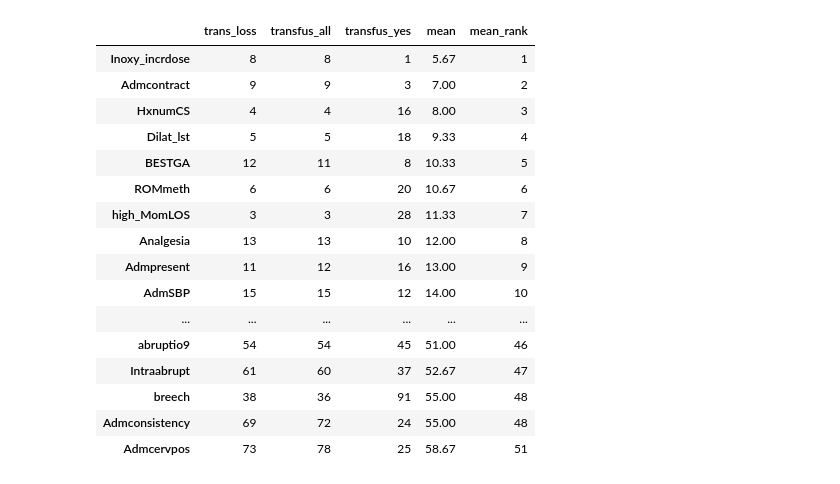
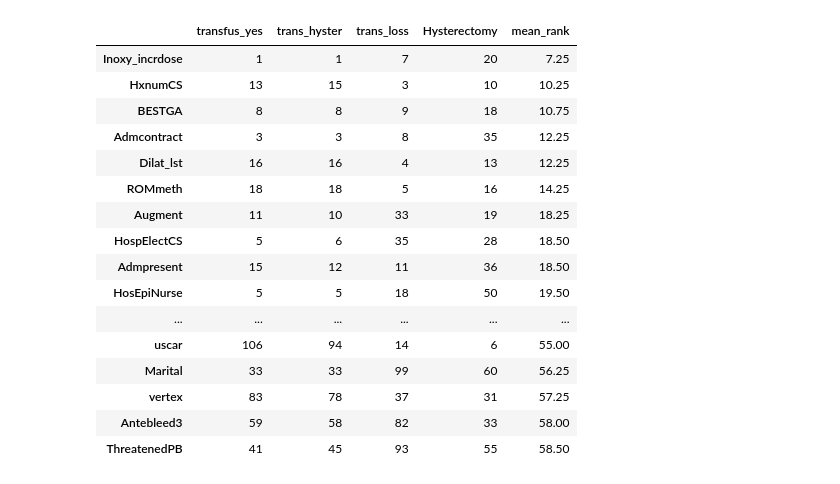
Before and after one commit to lhncbc/MFM_bopf, a Jupyter notebook: src/imbl/finalCramerDatasetRank.ipynb, the cells around one changed output. Saved outputs shown, nothing was run; the diff lists cells and outputs as text; code cells hidden in the pictures.

```diff
--- a/src/imbl/finalCramerDatasetRank.ipynb
+++ b/src/imbl/finalCramerDatasetRank.ipynb
@@ -11,4 +31,4 @@ t_all_rank = pd.read_csv('/MFMDatasets/MFM_bopf/data/csl/Final_cohort_rank-trans
 # %%
-combined = pd.DataFrame(t_loss_rank['mean_rank'].rank().astype('int')).rename(columns={'mean_rank':"trans_loss"})
+combined = pd.DataFrame(transfus_yes_rank['mean_rank'].rank().astype('int')).rename(columns={'mean_rank':"transfus_yes"})
 combined
 # %% [output]
@@ -28,6 +48,6 @@ combined
 # %%
-next_df = pd.DataFrame(t_all_rank['mean_rank'].rank().astype('int'))
+next_df = pd.DataFrame(trans_hyster_rank['mean_rank'].rank().astype('int'))
 combined = pd.merge(combined, next_df, left_index=True, right_index=True)
-combined.rename(columns={'mean_rank':"transfus_all"}, inplace=True)
+combined.rename(columns={'mean_rank':"trans_hyster"}, inplace=True)
 combined
 # %% [output]
@@ -47,6 +67,6 @@ combined
 # %%
-next_df = pd.DataFrame(t_yes_rank['mean_rank'].rank().astype('int'))
+next_df = pd.DataFrame(trans_loss_rank['mean_rank'].rank().astype('int'))
 combined = pd.merge(combined, next_df, left_index=True, right_index=True)
-combined.rename(columns={'mean_rank':"transfus_yes"}, inplace=True)
+combined.rename(columns={'mean_rank':"trans_loss"}, inplace=True)
 combined
 # %% [output]
@@ -65,0 +86,5 @@ combined
+# %%
+next_df = pd.DataFrame(hysterectomy_rank['mean_rank'].rank().astype('int'))
+combined = pd.merge(combined, next_df, left_index=True, right_index=True)
+combined.rename(columns={'mean_rank':"Hysterectomy"}, inplace=True)
+combined
@@ -66,27 +105,27 @@ combined
 # %%
 # Add column for the average rank and sort by it
-combined['mean'] = combined.apply(np.average, axis=1)
-combined['mean_rank'] = combined.apply(np.average, axis=1).rank().astype('int')
+combined['mean_rank'] = combined.apply(np.average, axis=1)
+#combined['mean_rank'] = combined.apply(np.average, axis=1).rank().astype('int')
 combined.sort_values(by='mean_rank', ascending=True, inplace=True)
 combined.head(50)
 # %% [output]
-|  | trans_loss | transfus_all | transfus_yes | mean | mean_rank |
-| Inoxy_incrdose | 8 | 8 | 1 | 5.67 | 1 |
-| Admcontract | 9 | 9 | 3 | 7.00 | 2 |
-| HxnumCS | 4 | 4 | 16 | 8.00 | 3 |
-| Dilat_lst | 5 | 5 | 18 | 9.33 | 4 |
-| BESTGA | 12 | 11 | 8 | 10.33 | 5 |
-| ROMmeth | 6 | 6 | 20 | 10.67 | 6 |
-| high_MomLOS | 3 | 3 | 28 | 11.33 | 7 |
-| Analgesia | 13 | 13 | 10 | 12.00 | 8 |
-| Admpresent | 11 | 12 | 16 | 13.00 | 9 |
-| AdmSBP | 15 | 15 | 12 | 14.00 | 10 |
+|  | transfus_yes | trans_hyster | trans_loss | Hysterectomy | mean_rank |
+| Inoxy_incrdose | 1 | 1 | 7 | 20 | 7.25 |
+| HxnumCS | 13 | 15 | 3 | 10 | 10.25 |
+| BESTGA | 8 | 8 | 9 | 18 | 10.75 |
+| Admcontract | 3 | 3 | 8 | 35 | 12.25 |
+| Dilat_lst | 16 | 16 | 4 | 13 | 12.25 |
+| ROMmeth | 18 | 18 | 5 | 16 | 14.25 |
+| Augment | 11 | 10 | 33 | 19 | 18.25 |
+| HospElectCS | 5 | 6 | 35 | 28 | 18.50 |
+| Admpresent | 15 | 12 | 11 | 36 | 18.50 |
+| HosEpiNurse | 5 | 5 | 18 | 50 | 19.50 |
 | ... | ... | ... | ... | ... | ... |
-| abruptio9 | 54 | 54 | 45 | 51.00 | 46 |
-| Intraabrupt | 61 | 60 | 37 | 52.67 | 47 |
-| breech | 38 | 36 | 91 | 55.00 | 48 |
-| Admconsistency | 69 | 72 | 24 | 55.00 | 48 |
-| Admcervpos | 73 | 78 | 25 | 58.67 | 51 |
+| uscar | 106 | 94 | 14 | 6 | 55.00 |
+| Marital | 33 | 33 | 99 | 60 | 56.25 |
+| vertex | 83 | 78 | 37 | 31 | 57.25 |
+| Antebleed3 | 59 | 58 | 82 | 33 | 58.00 |
+| ThreatenedPB | 41 | 45 | 93 | 55 | 58.50 |
 # %%
 # NOTE - saving this in /MFMDatasets instead of /slurm_storage
 filename = '/MFMDatasets/MFM_bopf/data/csl/Final_Dataset_rank-Cramer.csv'
```
Also changed, not shown: parts of 9 cells of this notebook, 4 other files.
